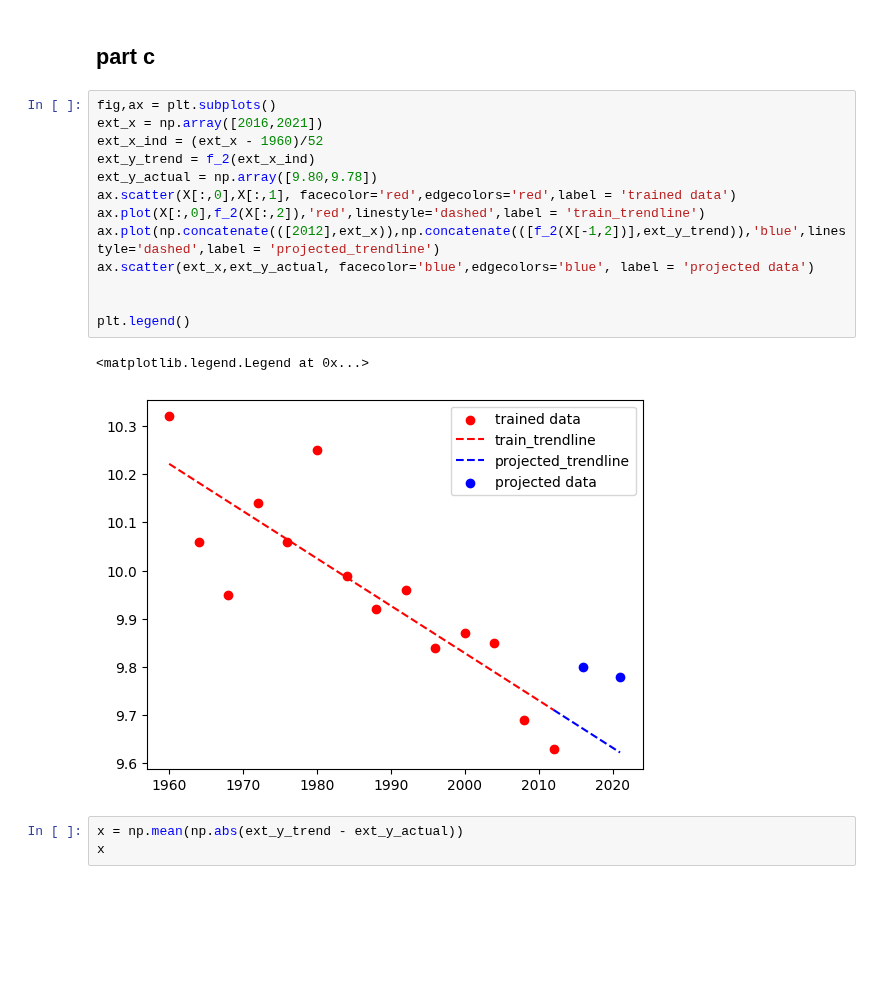
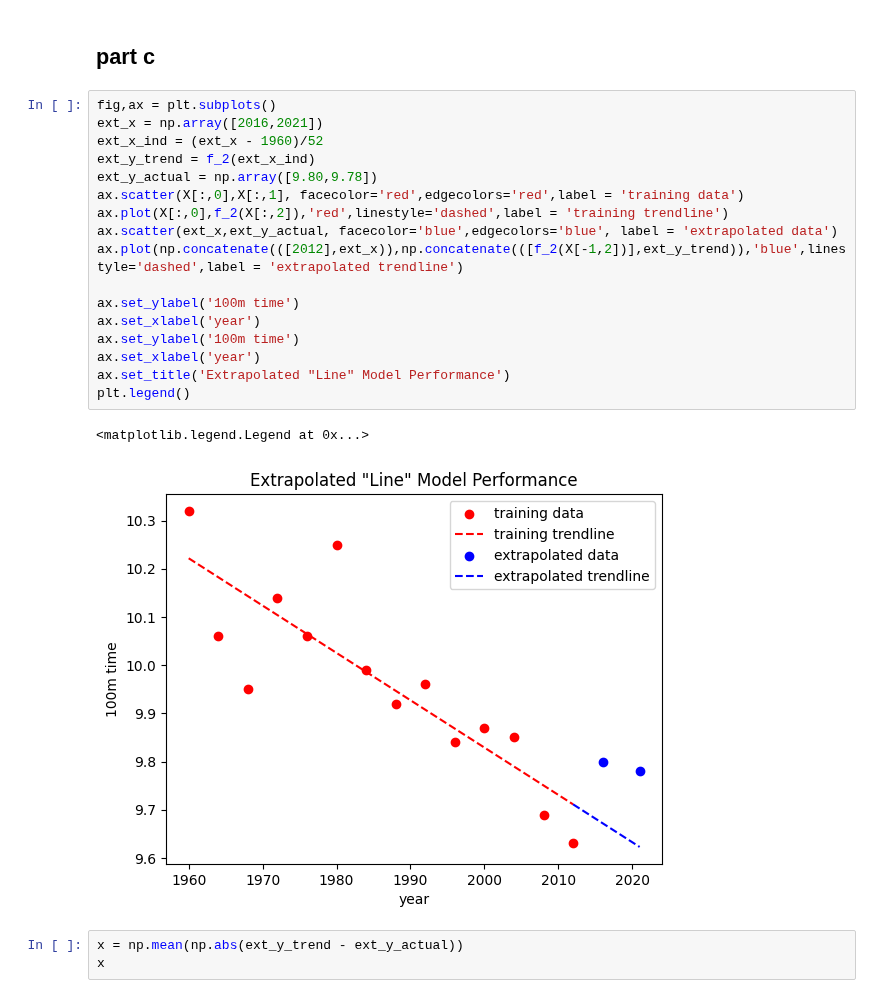
Before and after one commit to andrewholmberg/math_550_numerical_pdes, a Jupyter notebook: LVS Homework 5/homework.ipynb, the cells around one changed output. Drawn from its saved outputs; the diff is of its cells as text; blank space fills up the shorter version.

```diff
--- a/LVS Homework 5/homework.ipynb
+++ b/LVS Homework 5/homework.ipynb
@@ -66,19 +66,23 @@ plt.legend()
 # %%
 fig,ax = plt.subplots()
 ext_x = np.array([2016,2021])
 ext_x_ind = (ext_x - 1960)/52
 ext_y_trend = f_2(ext_x_ind)
 ext_y_actual = np.array([9.80,9.78])
-ax.scatter(X[:,0],X[:,1], facecolor='red',edgecolors='red',label = 'trained data')
-ax.plot(X[:,0],f_2(X[:,2]),'red',linestyle='dashed',label = 'train_trendline')
-ax.plot(np.concatenate(([2012],ext_x)),np.concatenate(([f_2(X[-1,2])],ext_y_trend)),'blue',linestyle='dashed',label = 'projected_trendline')
-ax.scatter(ext_x,ext_y_actual, facecolor='blue',edgecolors='blue', label = 'projected data')
+ax.scatter(X[:,0],X[:,1], facecolor='red',edgecolors='red',label = 'training data')
+ax.plot(X[:,0],f_2(X[:,2]),'red',linestyle='dashed',label = 'training trendline')
+ax.scatter(ext_x,ext_y_actual, facecolor='blue',edgecolors='blue', label = 'extrapolated data')
+ax.plot(np.concatenate(([2012],ext_x)),np.concatenate(([f_2(X[-1,2])],ext_y_trend)),'blue',linestyle='dashed',label = 'extrapolated trendline')
 
-
+ax.set_ylabel('100m time')
+ax.set_xlabel('year')
+ax.set_ylabel('100m time')
+ax.set_xlabel('year')
+ax.set_title('Extrapolated "Line" Model Performance')
 plt.legend()
 # %% [output]
 <matplotlib.legend.Legend at 0x...>
-[figure, old version]
+[figure, new version]
 # %%
 x = np.mean(np.abs(ext_y_trend - ext_y_actual))
 x
```
Also changed, not shown: parts of 3 cells of this notebook, 2 other files.
